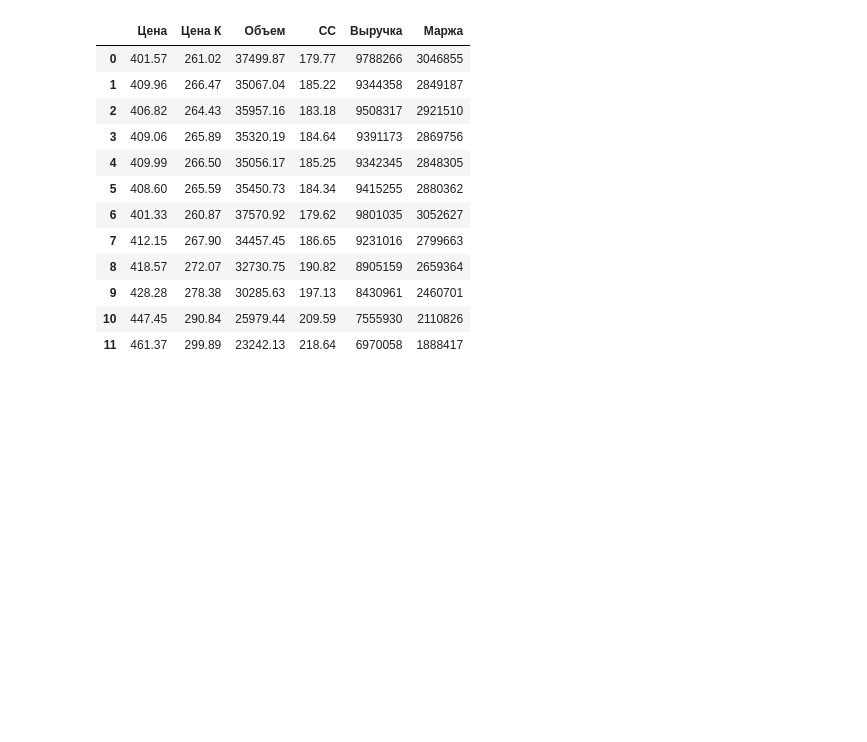
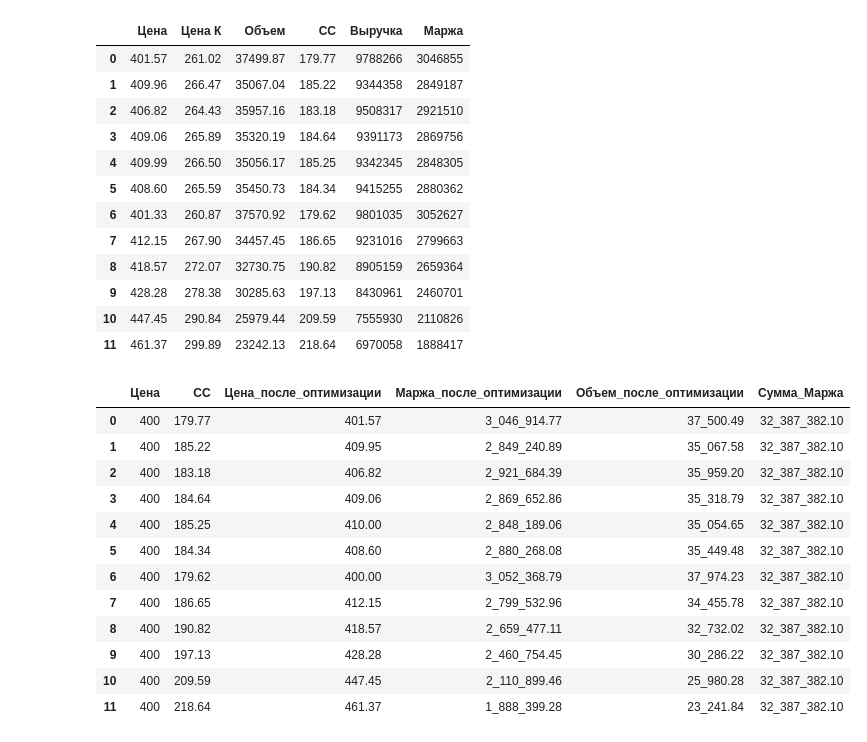
Before and after one commit to budennovsk/Pandas, a Jupyter notebook: optim_project_1.ipynb, the cells around one changed output. Drawn from its saved outputs; the diff is of its cells as text; code cells hidden in the pictures; blank space fills up the shorter version.

```diff
--- a/optim_project_1.ipynb
+++ b/optim_project_1.ipynb
@@ -32,6 +32,66 @@ df
 | 9 | 428.28 | 278.38 | 30285.63 | 197.13 | 8430961 | 2460701 |
 | 10 | 447.45 | 290.84 | 25979.44 | 209.59 | 7555930 | 2110826 |
 | 11 | 461.37 | 299.89 | 23242.13 | 218.64 | 6970058 | 1888417 |
+# %%
+import pandas as pd
+import numpy as np
+from scipy.optimize import minimize
+
+pd.options.display.float_format = '{:_.2f}'.format
+
+
+# Данные для DataFrame
+data = {
+    'Цена': [400, 400, 400, 400, 400, 400, 400, 400, 400, 400, 400, 400],
+    'СС': [179.77, 185.22, 183.18, 184.64, 185.25, 184.34, 179.62, 186.65, 190.82, 197.13, 209.59, 218.64],
+}
+
+# Создание DataFrame
+df = pd.DataFrame(data)
+
+# Функция для оптимизации (минимизация отрицательной маржи)
+def objective(x):
+    df['Цена_после_оптимизации'] = x
+    df['Маржа_после_оптимизации'] = (np.exp(-df['Цена_после_оптимизации']*0.008)*931604) * ((df['Цена_после_оптимизации']*0.65) - df['СС'])
+
+    return -df['Маржа_после_оптимизации'].sum()
+
+# Начальные значения для цен
+x0 = df['Цена'].values
+
+# Ограничения
+bounds = [(400, 600)] * len(x0)
+
+# Оптимизация
+result = minimize(objective, x0, method ='Nelder-Mead',bounds=bounds)
+
+# Обновление цен в DataFrame
+df['Цена_после_оптимизации'] = result.x
+# df['Объем']= result.
+
+
+# Пересчет маржи
+# df['Маржа_после_оптимизации'] = (np.exp(-df['Цена_после_оптимизации']*0.008)*931604) * ((df['Цена_после_оптимизации']*0.65) - df['СС'])
+
+df['Объем_после_оптимизации'] =  (np.exp(-df['Цена_после_оптимизации']*0.008)*931604)
+df['Сумма_Маржа'] = df['Маржа_после_оптимизации'].sum()
+
+# Вывод результата
+df
+# %% [output]
+|  | Цена | СС | Цена_после_оптимизации | Маржа_после_оптимизации | Объем_после_оптимизации | Сумма_Маржа |
+| 0 | 400 | 179.77 | 401.57 | 3_046_914.77 | 37_500.49 | 32_387_382.10 |
+| 1 | 400 | 185.22 | 409.95 | 2_849_240.89 | 35_067.58 | 32_387_382.10 |
+| 2 | 400 | 183.18 | 406.82 | 2_921_684.39 | 35_959.20 | 32_387_382.10 |
+| 3 | 400 | 184.64 | 409.06 | 2_869_652.86 | 35_318.79 | 32_387_382.10 |
+| 4 | 400 | 185.25 | 410.00 | 2_848_189.06 | 35_054.65 | 32_387_382.10 |
+| 5 | 400 | 184.34 | 408.60 | 2_880_268.08 | 35_449.48 | 32_387_382.10 |
+| 6 | 400 | 179.62 | 400.00 | 3_052_368.79 | 37_974.23 | 32_387_382.10 |
+| 7 | 400 | 186.65 | 412.15 | 2_799_532.96 | 34_455.78 | 32_387_382.10 |
+| 8 | 400 | 190.82 | 418.57 | 2_659_477.11 | 32_732.02 | 32_387_382.10 |
+| 9 | 400 | 197.13 | 428.28 | 2_460_754.45 | 30_286.22 | 32_387_382.10 |
+| 10 | 400 | 209.59 | 447.45 | 2_110_899.46 | 25_980.28 | 32_387_382.10 |
+| 11 | 400 | 218.64 | 461.37 | 1_888_399.28 | 23_241.84 | 32_387_382.10 |
 # %%
 import pandas as pd
 import numpy as np
```
Also changed, not shown: parts of 3 cells of this notebook.
